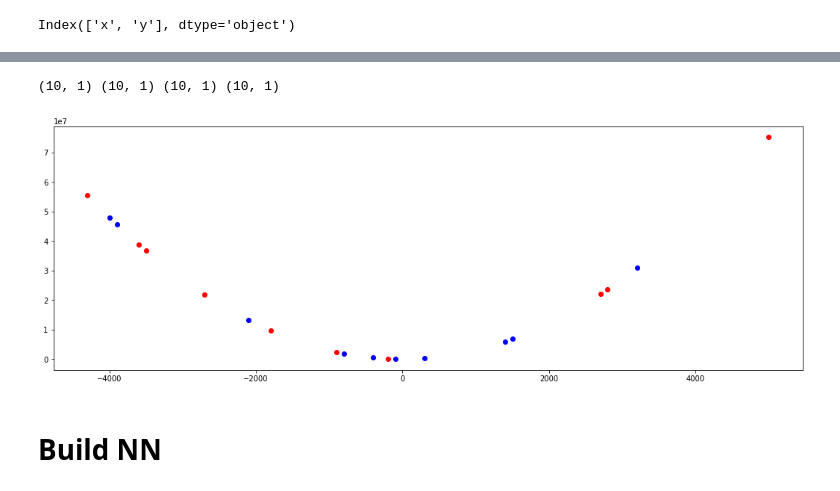
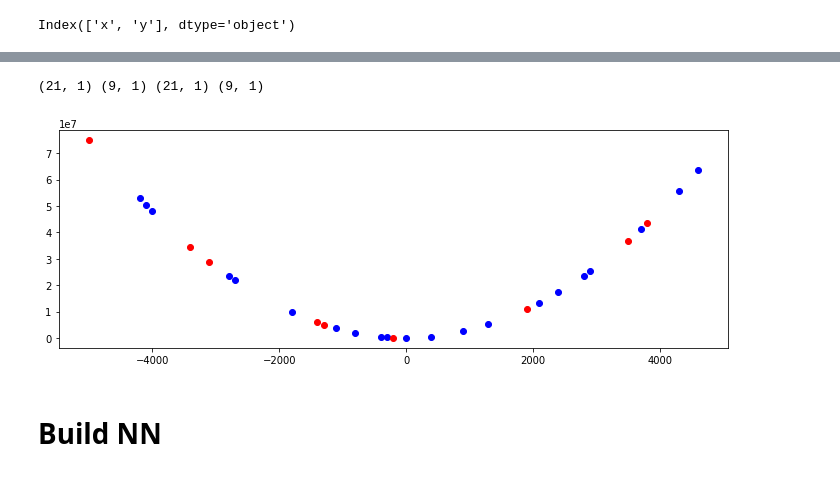
Before and after one commit to TienLungSun/2020-PyTorch-Colab, a Jupyter notebook: 1.2.1. MLP_regression (sparse sampling).ipynb, the cells around one changed output, grey strips where cells are left out. Saved outputs shown, nothing was run; the diff lists cells and outputs as text; code cells hidden in the pictures.

```diff
--- a/1.2.1. MLP_regression (sparse sampling).ipynb
+++ b/1.2.1. MLP_regression (sparse sampling).ipynb
@@ -47,7 +47,7 @@ dfX = df[['x']]
 dfY = df[['y']]
 # %%
 import numpy as np
-X = np.array(dfX.values)
-Y = np.array(dfY.values)
+numpyX = np.array(dfX.values)
+numpyY = np.array(dfY.values)
 # %%
-index = np.random.choice(X.shape[0], 20, replace=False)
+index = np.random.choice(numpyX.shape[0], 30, replace=False)
@@ -57,17 +54,20 @@ Y1 = Y[index]
+# %%
+numpyX1 = numpyX[index]
+numpyY1 = numpyY[index]
 # %%
 from sklearn.model_selection import train_test_split
-trainX, testX, trainY, testY = train_test_split(X1, Y1, test_size=0.50, random_state=0)
-print(trainX.shape, testX.shape, trainY.shape, testY.shape)
+trainX, testX, trainY_hat, testY_hat = train_test_split(numpyX1, numpyY1, test_size=0.30, random_state=0)
+print(trainX.shape, testX.shape, trainY_hat.shape, testY_hat.shape)
 # %% [output]
-(10, 1) (10, 1) (10, 1) (10, 1)
+(21, 1) (9, 1) (21, 1) (9, 1)
 # %%
 import matplotlib.pyplot as plt
-plt.figure(figsize=(18, 6))
-plt.scatter(trainX, trainY, s=50, lw=0, color = "blue")
-plt.scatter(testX, testY, s=50, lw=0, color = "red")
+plt.figure(figsize=(12, 4))
+plt.scatter(trainX, trainY_hat, color = "blue")
+plt.scatter(testX, testY_hat, color = "red")
 plt.show()
 # %% [output]
-[figure, old version]
+[figure, new version]
 # %% [markdown]
 # Build NN
 # %%
```
Also changed, not shown: parts of 15 cells of this notebook.
